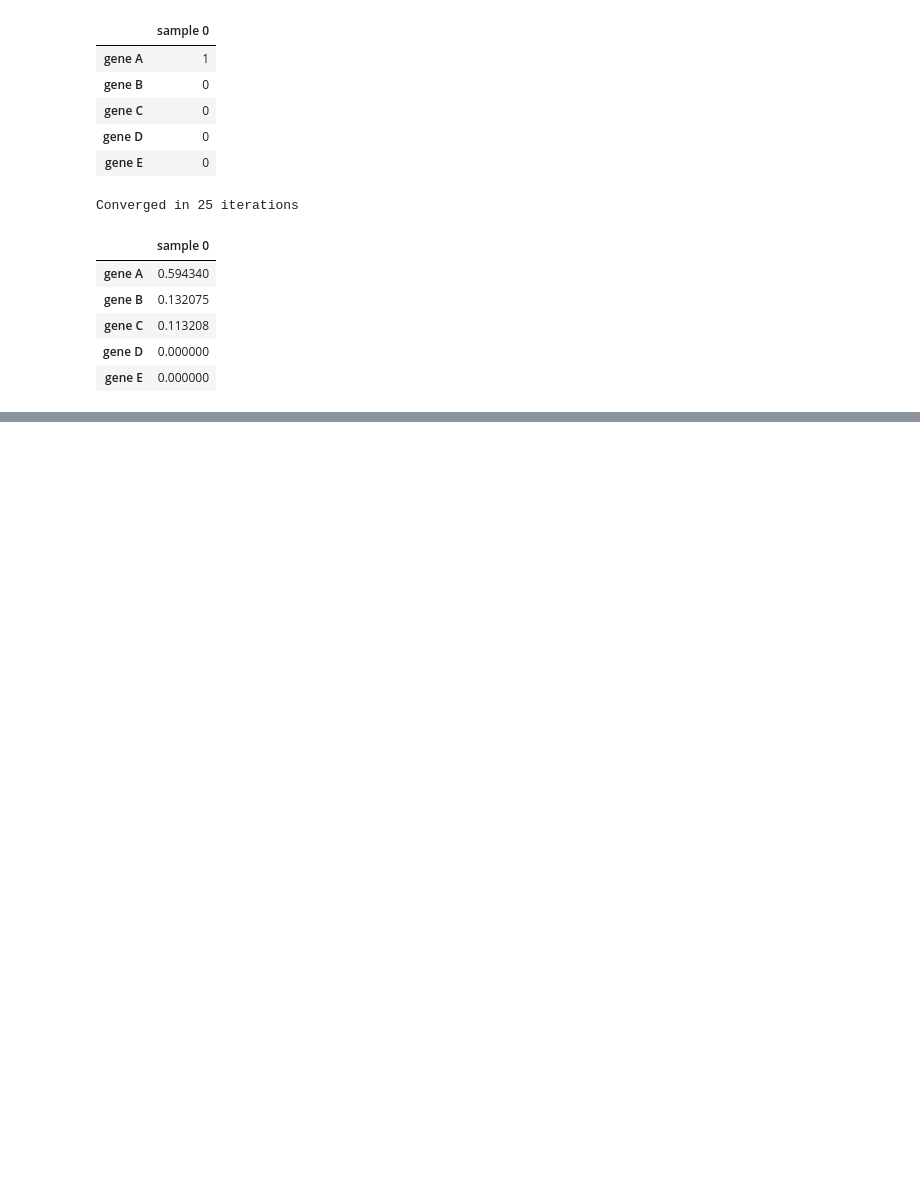
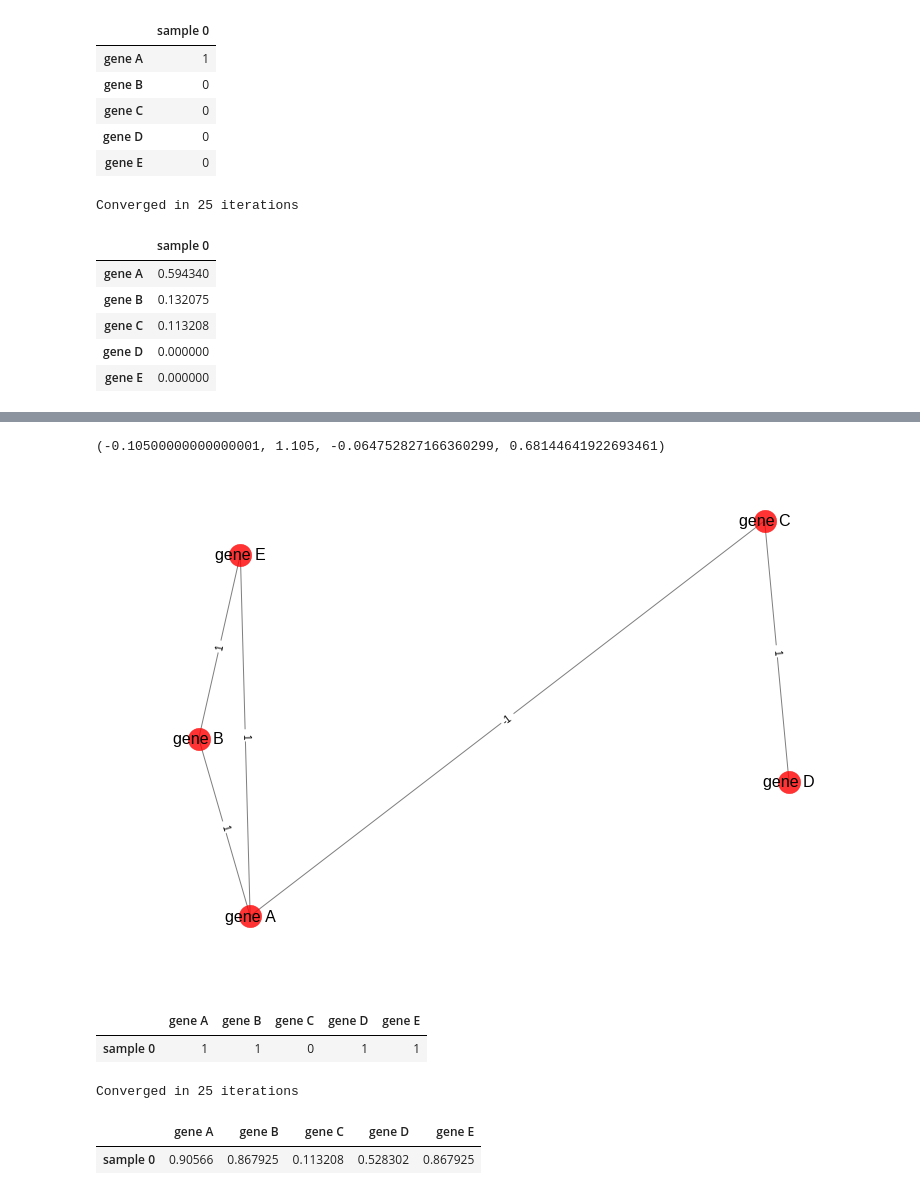
Before and after one commit to jonathanronen/pyonalib, a Jupyter notebook: examples/network_smoothing.ipynb, the cells around one changed output, grey strips where cells are left out. Cells and saved outputs as stored; diff of their text form; code cells hidden in the pictures; blank space fills up the shorter version.

Commit message:
Add example with negative edge weights. still not sure its kosher..

```diff
--- a/examples/network_smoothing.ipynb
+++ b/examples/network_smoothing.ipynb
@@ -128,0 +131,8 @@ Converged in 25 iterations
+# %%
+adj_matrix = np.matrix([
+        [0, 1, -1, 0, 1],
+        [1, 0, 0, 0, 1],
+        [-1, 0, 0, 1, 0],
+        [0, 0, 1, 0, 0],
+        [1, 1, 0, 0, 0]])
+adj_matrix
@@ -128,0 +148,35 @@ Converged in 25 iterations
+# %%
+G = nx.from_numpy_matrix(adj_matrix)
+
+pos=nx.spring_layout(G) # positions for all nodes
+A_genes = ["gene {}".format(e) for e in 'ABCDE']
+NODE_NAMES = { i: l for i,l in enumerate(A_genes) }
+
+# nodes
+nx.draw_networkx_nodes(G,pos,
+                       nodelist=G.nodes(),
+                       node_color='r',
+                       node_size=500,
+                   alpha=0.8)
+nx.draw_networkx_edges(G,pos,width=1.0,alpha=0.5)
+nx.draw_networkx_labels(G, pos, NODE_NAMES, font_size=16)
+labels = nx.get_edge_attributes(G,'weight')
+nx.draw_networkx_edge_labels(G,pos,edge_labels=labels)
+
+plt.axis('off')
+# %% [output]
+(-0.10500000000000001, 1.105, -0.064752827166360299, 0.68144641922693461)
+[figure, added]
+# %%
+expr_matrix = pd.DataFrame([[1,1,0,1,1]], columns = ["gene {}".format(i) for i in "ABCDE"],
+                          index=["sample {}".format(i) for i in range(1)])
+expr_matrix
+# %% [output]
+|  | gene A | gene B | gene C | gene D | gene E |
+| sample 0 | 1 | 1 | 0 | 1 | 1 |
+# %%
+smooth_by_iterations(expr_matrix, adj_matrix, 0.5)
+# %% [output]
+Converged in 25 iterations
+|  | gene A | gene B | gene C | gene D | gene E |
+| sample 0 | 0.90566 | 0.867925 | 0.113208 | 0.528302 | 0.867925 |
```
Also changed, not shown: parts of 5 cells of this notebook.
